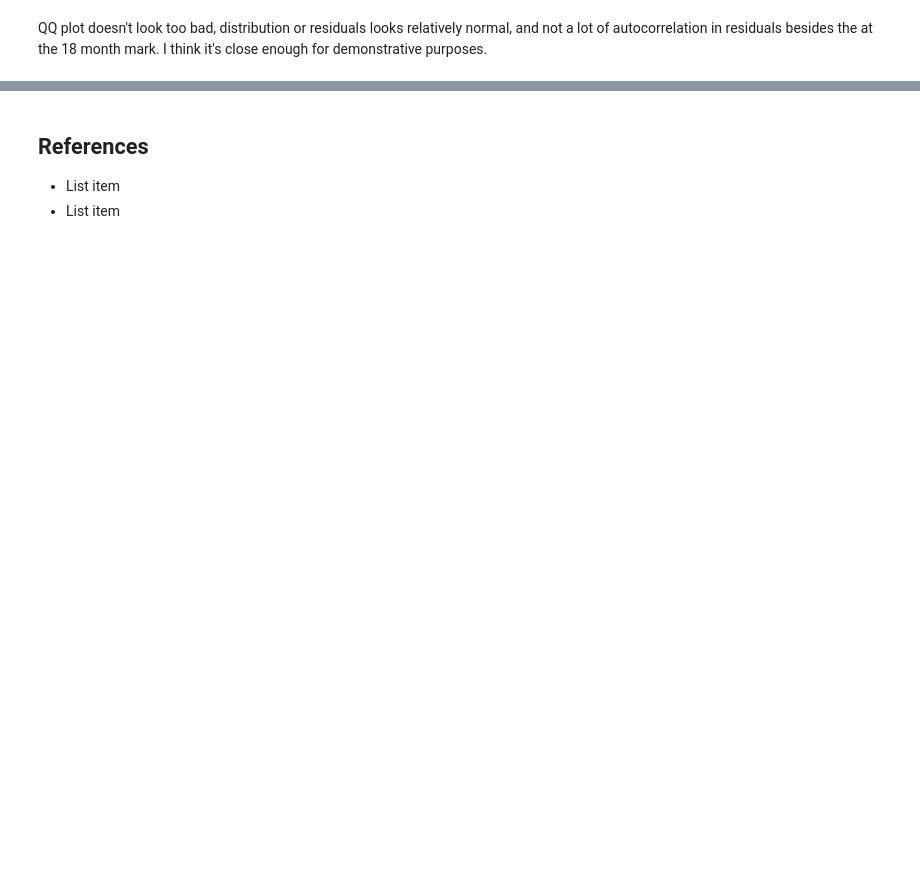
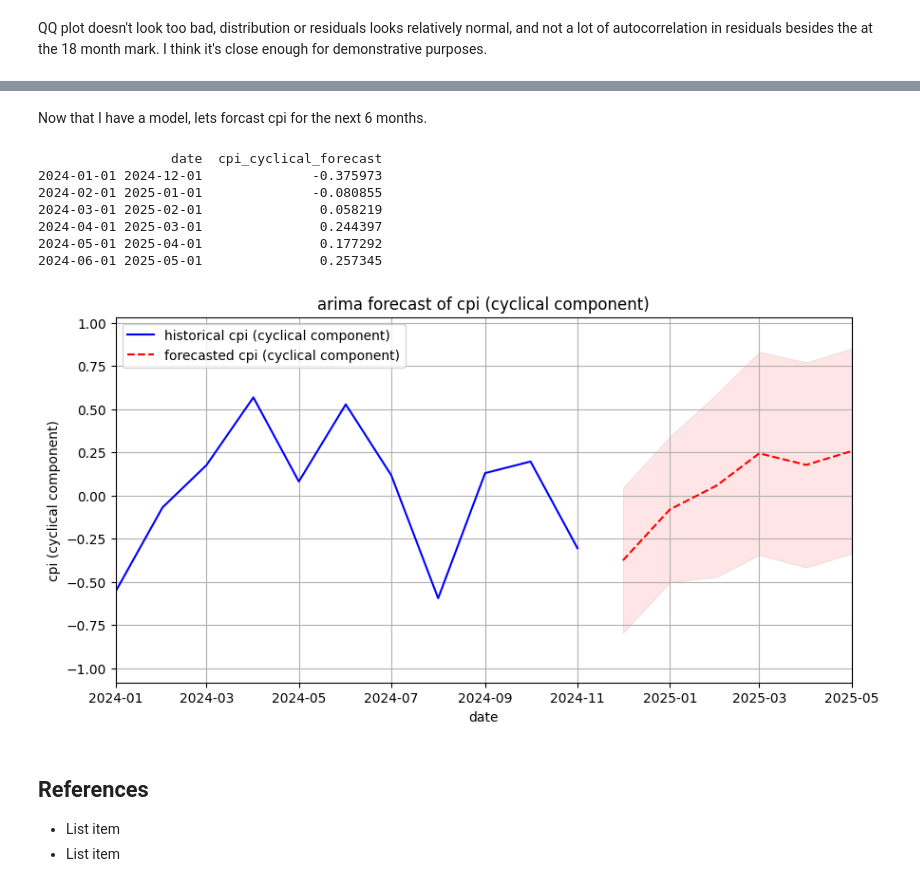
Before and after one commit to FleaBusyBeeBergs/dtsa5506-pipeline, a Jupyter notebook: dtsa5506_final_project.ipynb, the cells around one changed output, grey strips where cells are left out. Saved outputs shown, nothing was run; the diff lists cells and outputs as text; code cells hidden in the pictures; blank space fills up the shorter version.

```diff
--- a/dtsa5506_final_project.ipynb
+++ b/dtsa5506_final_project.ipynb
@@ -714,3 +736,66 @@ ValueError: x and y must have same first dimension, but have shapes (24,) and (2
+# %% [markdown]
+Now that I have a model, lets forcast cpi for the next 6 months.
+# %%
+# last date
+last_date = data_diff.index[-1]
+
+# create future dates
+future_dates = pd.date_range(start = last_date + pd.DateOffset(months = 1),
+                             periods = 6,
+                             freq = 'MS')
+
+
+# forecast
+forecast_future = arima_fit.get_forecast(steps = 6)
+predictions_future = forecast_future.predicted_mean
+conf_int_future = forecast_future.conf_int(alpha = 0.05)
+
+forecast_df = pd.DataFrame({'date': future_dates,
+                            'cpi_cyclical_forecast': predictions_future})
+
+print(forecast_df)
+
+# plot
+plt.figure(figsize=(10, 5))
+
+plt.plot(data_diff.index,
+         data_diff['cpi_cyclical'],
+         label = 'historical cpi (cyclical component)',
+         color = 'blue')
+
+plt.plot(forecast_df['date'],
+         forecast_df['cpi_cyclical_forecast'],
+         label = 'forecasted cpi (cyclical component)',
+         color = 'red',
+         linestyle = 'dashed')
+
+
+plt.fill_between(forecast_df['date'],
+                  conf_int_future.iloc[:, 0],
+                  conf_int_future.iloc[:, 1],
+                  color='red',
+                  alpha=0.10,
+                  edgecolor='black',
+                  linewidth=0.5)
+
+plt.legend()
+plt.title('arima forecast of cpi (cyclical component)')
+plt.xlabel('date')
+plt.ylabel('cpi (cyclical component)')
+plt.grid(True)
+
+plt.xlim(pd.to_datetime('2024-01-01'), forecast_df['date'].max())
+
+plt.show()
+# %% [output]
+                 date  cpi_cyclical_forecast
+2024-01-01 2024-12-01              -0.375973
+2024-02-01 2025-01-01              -0.080855
+2024-03-01 2025-02-01               0.058219
+2024-04-01 2025-03-01               0.244397
+2024-05-01 2025-04-01               0.177292
+2024-06-01 2025-05-01               0.257345
+[figure, added]
 # %% [markdown]
 ## References
 
```
Also changed, not shown: parts of 12 cells of this notebook.
